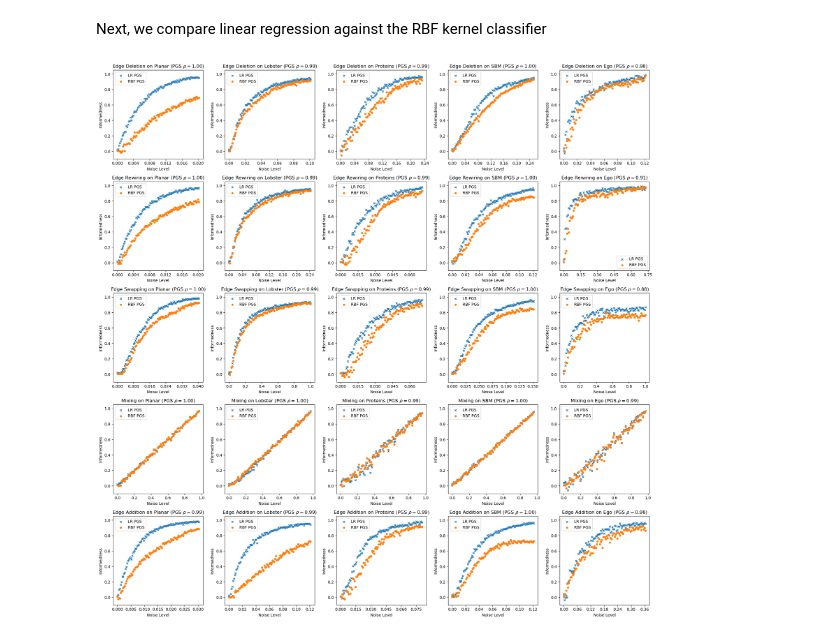
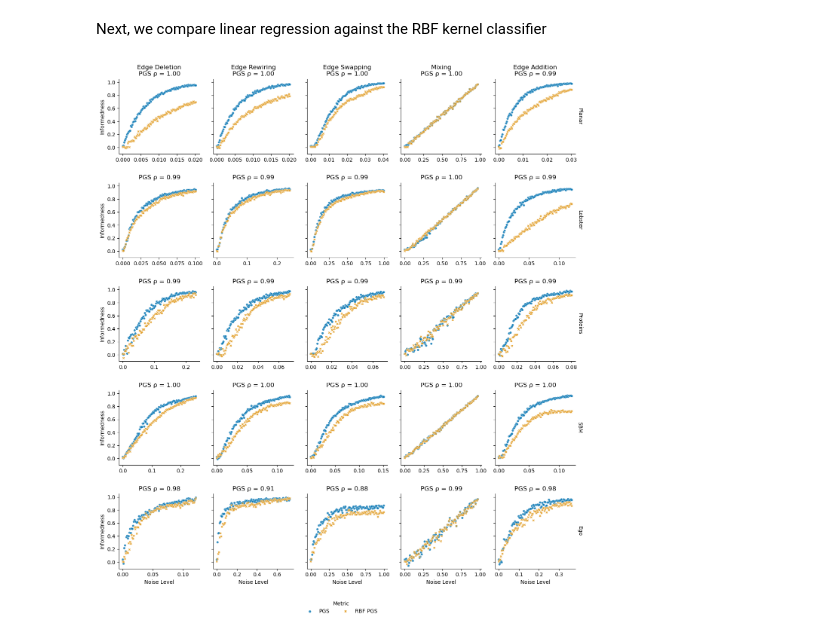
Before and after one commit to BorgwardtLab/polygraph-benchmark, a Jupyter notebook: experiments/perturbation/analysis.ipynb, the cells around one changed output. Saved outputs shown, nothing was run; the diff lists cells and outputs as text; code cells hidden in the pictures.

Commit message:
convert perturbations to relplot (#110)

```diff
--- a/experiments/perturbation/analysis.ipynb
+++ b/experiments/perturbation/analysis.ipynb
@@ -94,6 +96,13 @@ def to_descriptor_color(metric_name):
             return value
     assert metric_name in ["lr_informedness", "rbf_informedness"]
     return "black"
+
+def rbf_lr_color(metric_name):
+    colors = sns.color_palette("colorblind")
+    if metric_name == "lr_informedness":
+        return colors[0]
+    elif metric_name == "rbf_informedness":
+        return colors[1]
 # %%
 all_correlation_dfs = defaultdict(dict)
 
@@ -208,27 +319,27 @@ Next, we compare linear regression against the RBF kernel classifier
 # %%
 perturbations_to_plot = OrderedDict([
     ("edge_deletion", "Edge Deletion"),
     ("edge_rewiring", "Edge Rewiring"),
     ("edge_swapping", "Edge Swapping"),
     ("mixing", "Mixing"),
     ("edge_addition", "Edge Addition"
 )])
 
 datasets_to_plot = OrderedDict([
     ("planar", "Planar"),
     ("lobster", "Lobster"),
     ("proteins", "Proteins"),
     ("sbm", "SBM"),
     ("ego", "Ego"),
 ])
 
 metrics_to_plot = OrderedDict([
     ("lr_informedness", ("LR PGS", "x")),
     ("rbf_informedness", ("RBF PGS", "o"))
 ])
 
-fig, ax = plot_metrics_vs_noise_level(perturbations_to_plot, datasets_to_plot, metrics_to_plot, lambda x: None)
+fig, ax = plot_metrics_vs_noise_level(perturbations_to_plot, datasets_to_plot, metrics_to_plot, rbf_lr_color)
 filename = "rbf_vs_lr_full.pdf" if plot_full else "rbf_vs_lr_cropped.pdf"
-fig.savefig(f"/fs/pool/pool-mlsb/polygraph/perturbation_experiments/plots/{filename}")
+fig.savefig(here() / f".local/plots/{filename}")
 # %% [output]
-[figure, old version]
+[figure, new version]
```
Also changed, not shown: parts of 4 cells of this notebook.
